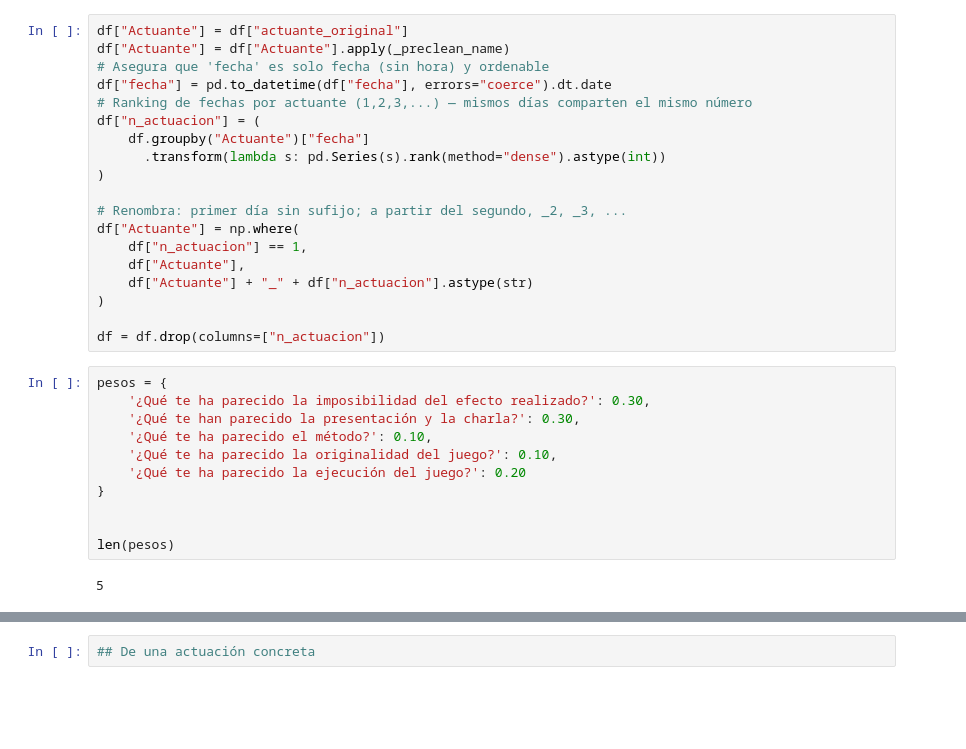
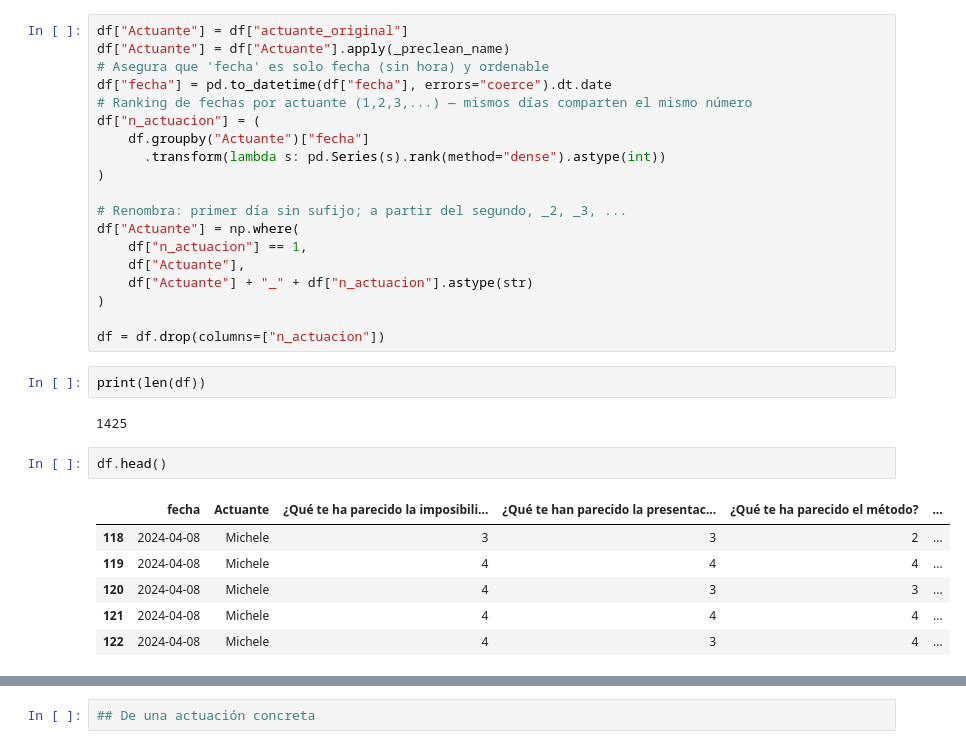
Before and after one commit to davidbestue/funciones, a Jupyter notebook: Olimpiadas_analysis.ipynb, the cells around one changed output, grey strips where cells are left out. Drawn from its saved outputs; the diff is of its cells as text; blank space fills up the shorter version.

```diff
--- a/Olimpiadas_analysis.ipynb
+++ b/Olimpiadas_analysis.ipynb
@@ -326,17 +330,17 @@ df["Actuante"] = np.where(
 )
 
 df = df.drop(columns=["n_actuacion"])
+# %%
+print(len(df))
+# %% [output]
+1425
 # %%
-pesos = {
-    '¿Qué te ha parecido la imposibilidad del efecto realizado?': 0.30,
-    '¿Qué te han parecido la presentación y la charla?': 0.30,
-    '¿Qué te ha parecido el método?': 0.10,
-    '¿Qué te ha parecido la originalidad del juego?': 0.10,
-    '¿Qué te ha parecido la ejecución del juego?': 0.20
-}
-
-
-len(pesos)
+df.head()
 # %% [output]
-5
+|  | fecha | Actuante | ¿Qué te ha parecido la imposibili... | ¿Qué te han parecido la presentac... | ¿Qué te ha parecido el método? | ... |
+| 118 | 2024-04-08 | Michele | 3 | 3 | 2 | ... |
+| 119 | 2024-04-08 | Michele | 4 | 4 | 4 | ... |
+| 120 | 2024-04-08 | Michele | 4 | 3 | 3 | ... |
+| 121 | 2024-04-08 | Michele | 4 | 4 | 4 | ... |
+| 122 | 2024-04-08 | Michele | 4 | 3 | 4 | ... |
 # %% [markdown]
```
Also changed, not shown: parts of 9 cells of this notebook.
